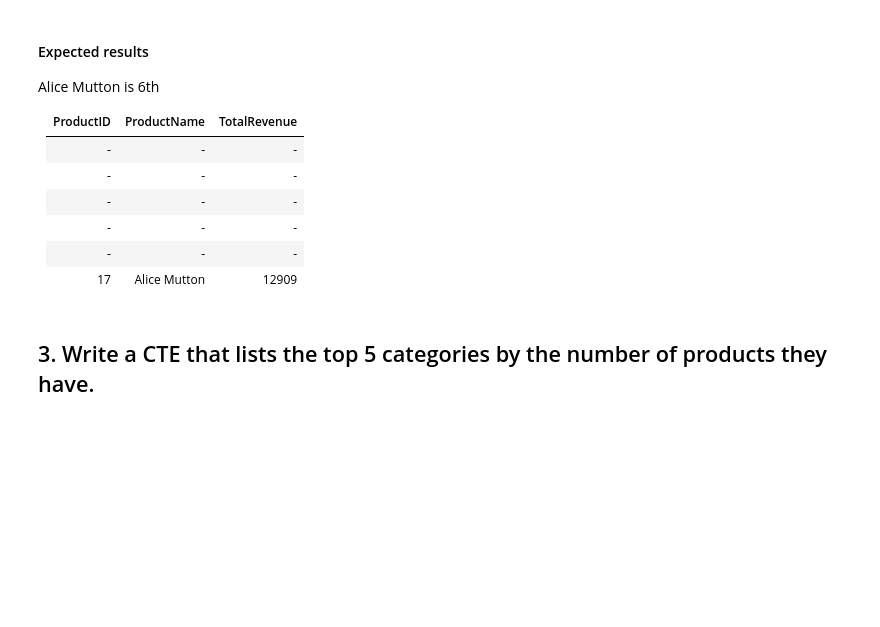
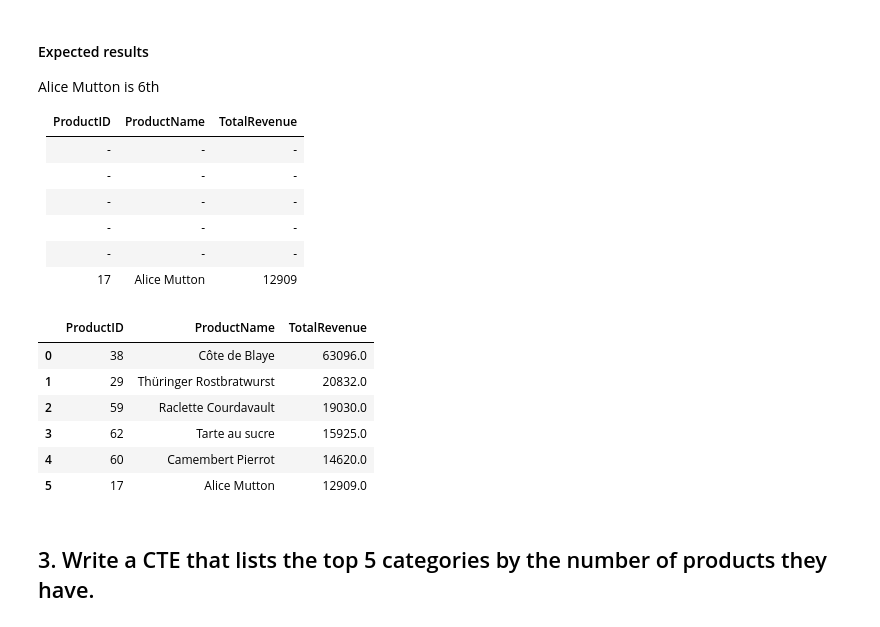
Before and after one commit to Ironhack-data-bcn-oct-2023/lab-mysql-common-table-expressions, a Jupyter notebook: main.ipynb, the cells around one changed output. Drawn from its saved outputs; the diff is of its cells as text; code cells hidden in the pictures; blank space fills up the shorter version.

```diff
--- a/main.ipynb
+++ b/main.ipynb
@@ -39,6 +70,24 @@ Alice Mutton is 6th
 |-                             |-|-       |
 |-                              |-|-       |
 |17                              |Alice Mutton|12909       |
+# %%
+query_top5_profit = """
+with profitability as (select products.ProductID, ProductName, sum(Quantity*Price) as TotalRevenue from orderdetails
+	join products on orderdetails.ProductID = products.ProductID
+	group by products.ProductID, ProductName
+	order by TotalRevenue DESC limit 6)
+select ProductID, ProductName, TotalRevenue from profitability;
+"""
+
+pd.read_sql_query(query_top5_profit, engine)
+# %% [output]
+|  | ProductID | ProductName | TotalRevenue |
+| 0 | 38 | Côte de Blaye | 63096.0 |
+| 1 | 29 | Thüringer Rostbratwurst | 20832.0 |
+| 2 | 59 | Raclette Courdavault | 19030.0 |
+| 3 | 62 | Tarte au sucre | 15925.0 |
+| 4 | 60 | Camembert Pierrot | 14620.0 |
+| 5 | 17 | Alice Mutton | 12909.0 |
 # %% [markdown]
 ## 3. Write a CTE that lists the top 5 categories by the number of products they have.
 # %% [markdown]
```
Also changed, not shown: parts of 7 cells of this notebook.
